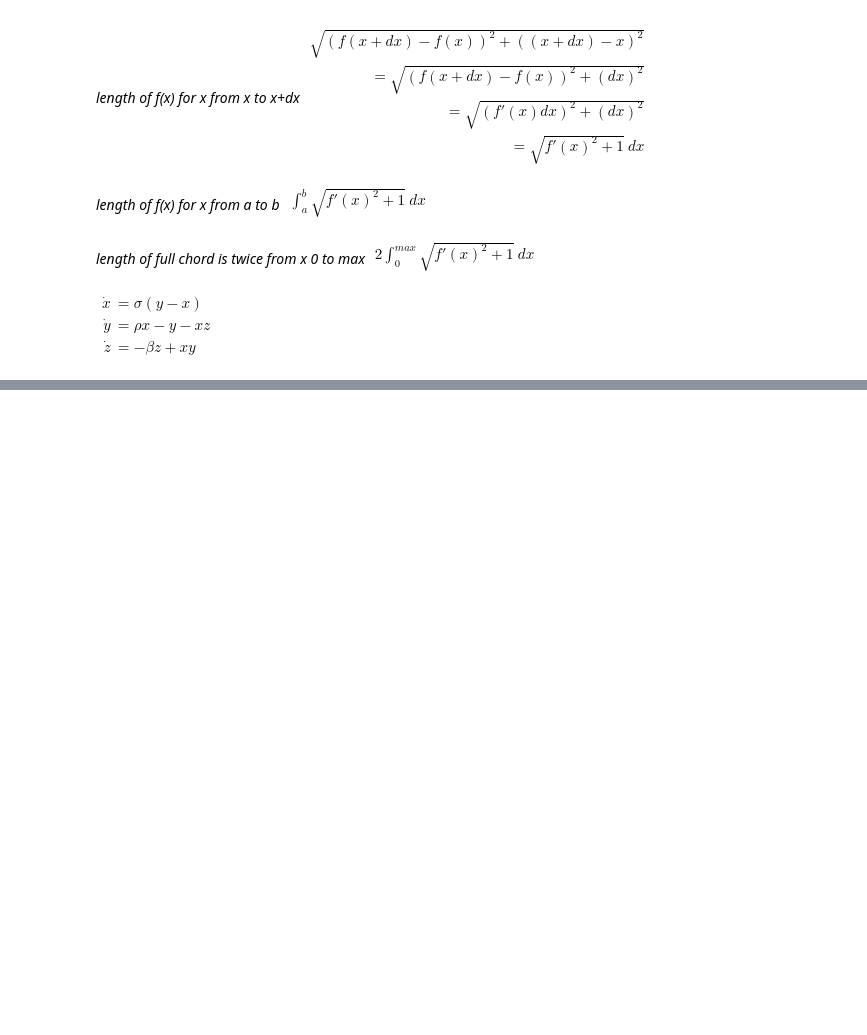
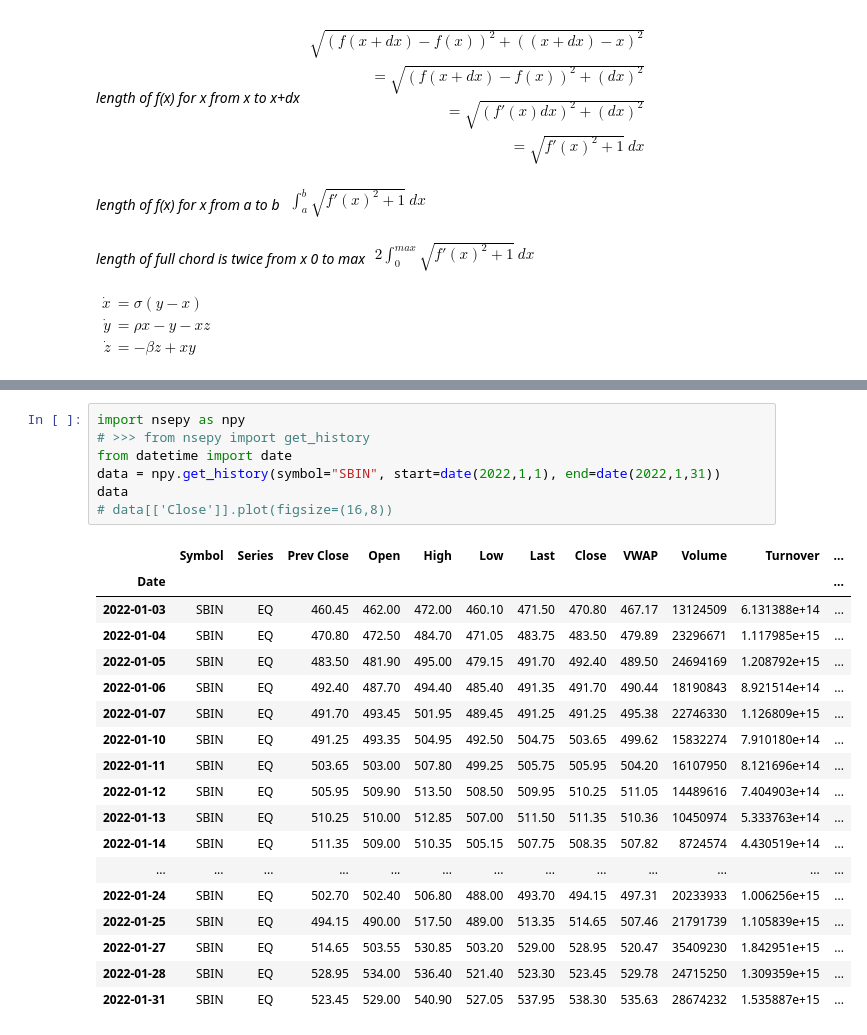
Before and after one commit to suchakr/cahc-utils, a Jupyter notebook: learn/python/02.ipynb, the cells around one changed output, grey strips where cells are left out. Saved outputs shown, nothing was run; the diff lists cells and outputs as text; blank space fills up the shorter version.

```diff
--- a/learn/python/02.ipynb
+++ b/learn/python/02.ipynb
@@ -742,0 +1041,26 @@ $
+# %%
+import nsepy as npy
+# >>> from nsepy import get_history
+from datetime import date
+data = npy.get_history(symbol="SBIN", start=date(2022,1,1), end=date(2022,1,31))
+data
+# data[['Close']].plot(figsize=(16,8))
+# %% [output]
+|  | Symbol | Series | Prev Close | Open | High | Low | Last | Close | VWAP | Volume | Turnover | ... |
+| Date |  |  |  |  |  |  |  |  |  |  |  | ... |
+| 2022-01-03 | SBIN | EQ | 460.45 | 462.00 | 472.00 | 460.10 | 471.50 | 470.80 | 467.17 | 13124509 | 6.131388e+14 | ... |
+| 2022-01-04 | SBIN | EQ | 470.80 | 472.50 | 484.70 | 471.05 | 483.75 | 483.50 | 479.89 | 23296671 | 1.117985e+15 | ... |
+| 2022-01-05 | SBIN | EQ | 483.50 | 481.90 | 495.00 | 479.15 | 491.70 | 492.40 | 489.50 | 24694169 | 1.208792e+15 | ... |
+| 2022-01-06 | SBIN | EQ | 492.40 | 487.70 | 494.40 | 485.40 | 491.35 | 491.70 | 490.44 | 18190843 | 8.921514e+14 | ... |
+| 2022-01-07 | SBIN | EQ | 491.70 | 493.45 | 501.95 | 489.45 | 491.25 | 491.25 | 495.38 | 22746330 | 1.126809e+15 | ... |
+| 2022-01-10 | SBIN | EQ | 491.25 | 493.35 | 504.95 | 492.50 | 504.75 | 503.65 | 499.62 | 15832274 | 7.910180e+14 | ... |
+| 2022-01-11 | SBIN | EQ | 503.65 | 503.00 | 507.80 | 499.25 | 505.75 | 505.95 | 504.20 | 16107950 | 8.121696e+14 | ... |
+| 2022-01-12 | SBIN | EQ | 505.95 | 509.90 | 513.50 | 508.50 | 509.95 | 510.25 | 511.05 | 14489616 | 7.404903e+14 | ... |
+| 2022-01-13 | SBIN | EQ | 510.25 | 510.00 | 512.85 | 507.00 | 511.50 | 511.35 | 510.36 | 10450974 | 5.333763e+14 | ... |
+| 2022-01-14 | SBIN | EQ | 511.35 | 509.00 | 510.35 | 505.15 | 507.75 | 508.35 | 507.82 | 8724574 | 4.430519e+14 | ... |
+| ... | ... | ... | ... | ... | ... | ... | ... | ... | ... | ... | ... | ... |
+| 2022-01-24 | SBIN | EQ | 502.70 | 502.40 | 506.80 | 488.00 | 493.70 | 494.15 | 497.31 | 20233933 | 1.006256e+15 | ... |
+| 2022-01-25 | SBIN | EQ | 494.15 | 490.00 | 517.50 | 489.00 | 513.35 | 514.65 | 507.46 | 21791739 | 1.105839e+15 | ... |
+| 2022-01-27 | SBIN | EQ | 514.65 | 503.55 | 530.85 | 503.20 | 529.00 | 528.95 | 520.47 | 35409230 | 1.842951e+15 | ... |
+| 2022-01-28 | SBIN | EQ | 528.95 | 534.00 | 536.40 | 521.40 | 523.30 | 523.45 | 529.78 | 24715250 | 1.309359e+15 | ... |
+| 2022-01-31 | SBIN | EQ | 523.45 | 529.00 | 540.90 | 527.05 | 537.95 | 538.30 | 535.63 | 28674232 | 1.535887e+15 | ... |
```
Also changed, not shown: parts of 48 cells of this notebook, 39 other files.
